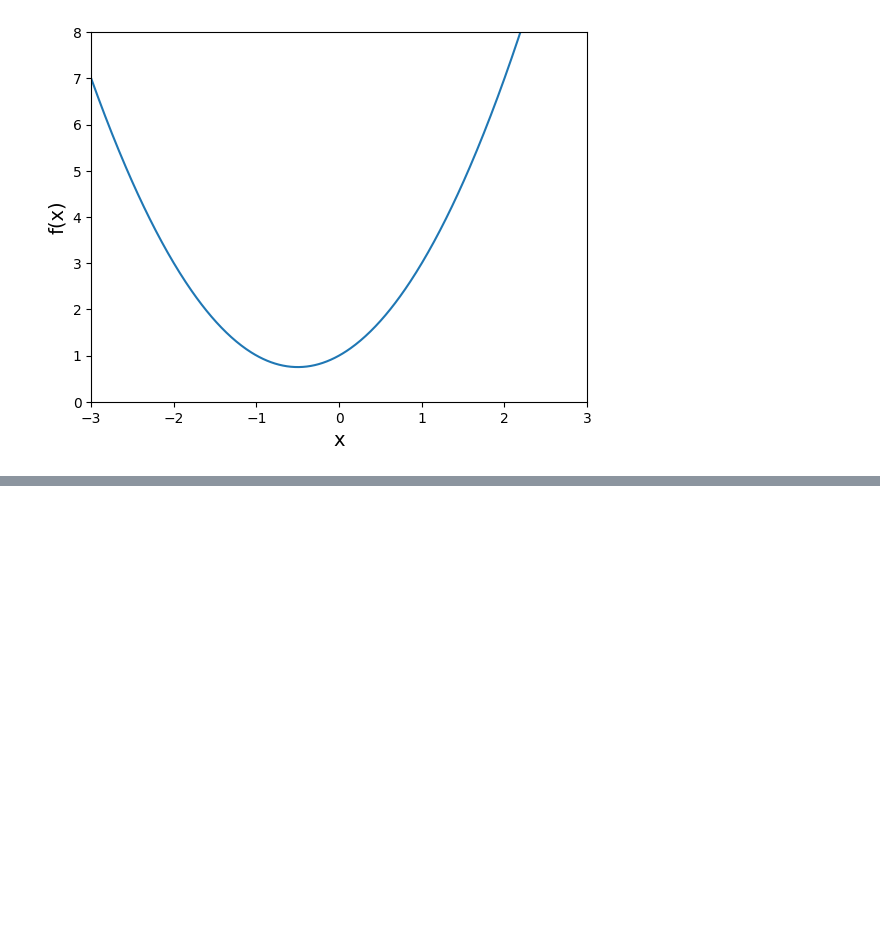
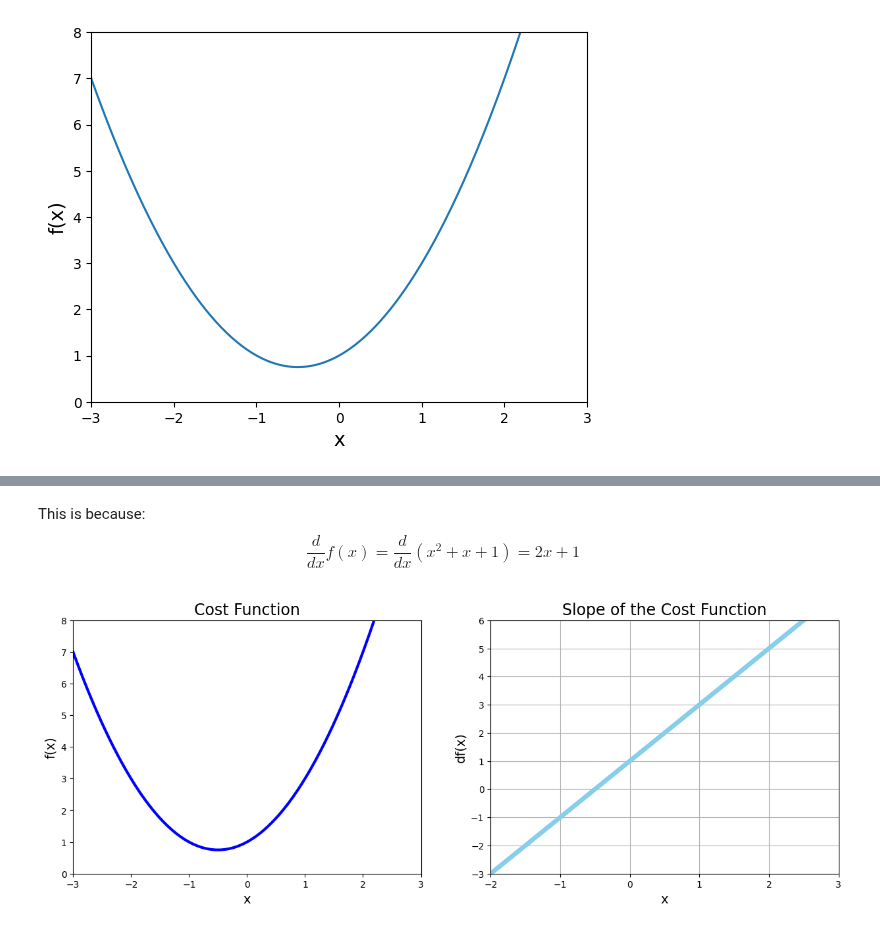
Before and after one commit to srofe/MLBootcamp, a Jupyter notebook: 03-GradientDescent/GradientDescent.ipynb, the cells around one changed output, grey strips where cells are left out. Cells and saved outputs as stored; diff of their text form; code cells hidden in the pictures; blank space fills up the shorter version.

Commit message:
Find derivative of cost function and plot it

```diff
--- a/03-GradientDescent/GradientDescent.ipynb
+++ b/03-GradientDescent/GradientDescent.ipynb
@@ -16,7 +16,7 @@ def f(x) :
 # %% [markdown]
 Create a data array containing 500 points between -3 and 3 using the Numpy `linspace()` function.
 # %%
-x = np.linspace(start=-3, stop=3, num=500)
+xData = np.linspace(start=-3, stop=3, num=500)
 # %%
 plt.xlim(-3, 3)
 plt.ylim(0, 8)
@@ -28,0 +32,30 @@ plt.show()
+# %%
+def df(x) :
+    return 2 * x + 1
+# %% [markdown]
+This is because:
+$$ \frac{d}{dx} f(x) = \frac{d}{dx} (x^2 + x + 1) =  2x + 1 $$
+# %%
+plt.figure(figsize=(15, 5))
+
+plt.subplot(1, 2, 1)
+plt.title('Cost Function', fontsize=17)
+plt.xlabel('x', fontsize=14)
+plt.ylabel('f(x)', fontsize=14)
+plt.xlim(-3, 3)
+plt.ylim(0, 8)
+
+plt.plot(xData, f(xData), color='blue', linewidth=3)
+
+plt.subplot(1, 2, 2)
+plt.title('Slope of the Cost Function', fontsize=17)
+plt.xlabel('x', fontsize=14)
+plt.ylabel('df(x)', fontsize=14)
+plt.xlim(-2, 3)
+plt.ylim(-3, 6)
+plt.grid()
+
+plt.plot(xData, df(xData), color='skyblue', linewidth=5)
+plt.show()
+# %% [output]
+[figure, added]
```
Also changed, not shown: parts of 2 cells of this notebook.
